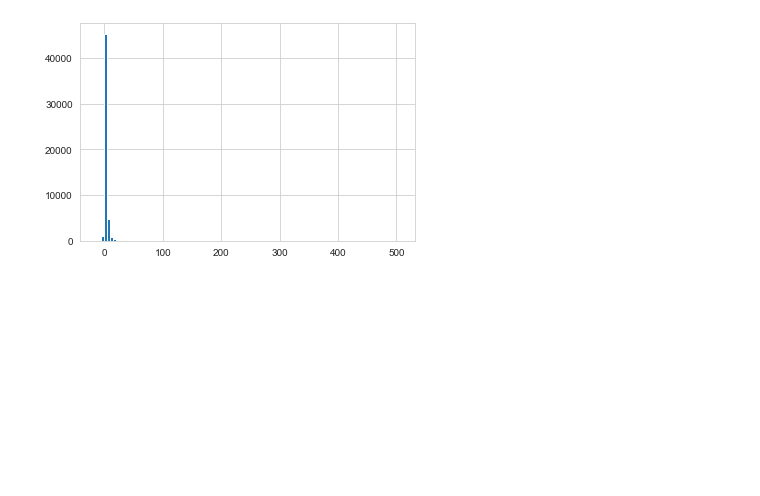
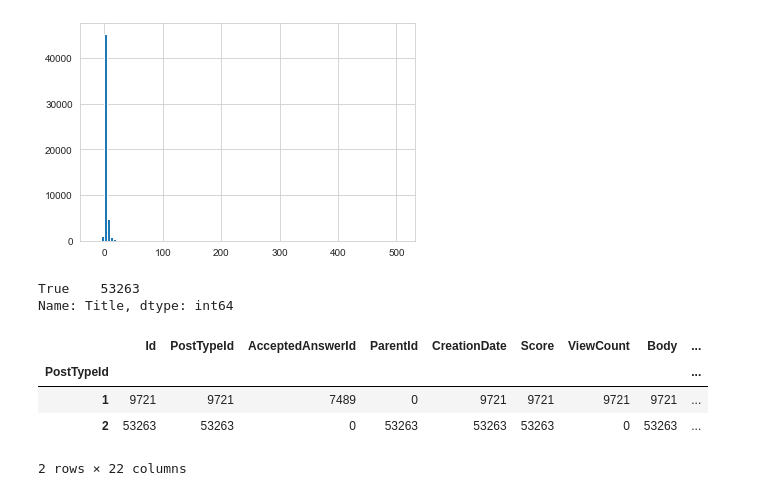
Before and after one commit to BunnyNoBugs/stackoverflow-answers-assessment, a Jupyter notebook: experiments/dalip/data_analysis.ipynb, the cells around one changed output. Drawn from its saved outputs; the diff is of its cells as text; code cells hidden in the pictures; blank space fills up the shorter version.

```diff
--- a/experiments/dalip/data_analysis.ipynb
+++ b/experiments/dalip/data_analysis.ipynb
@@ -183,5 +200,5 @@ import pandas as pd
 # %%
-dalip_dataset_df = pd.read_csv('data/dalip_stackoverflow_dataset/dalip_stackoverflow_dataset.csv')
+dalip_dataset_df = pd.read_csv(CONFIG['data']['dalip_stackoverflow_dataset'])
 # %%
 # answer user scores
 dalip_dataset_df[dalip_dataset_df['PostTypeId'] == 2]['Score'].describe()
@@ -200,3 +217,16 @@ dalip_dataset_df[dalip_dataset_df['PostTypeId'] == 2]['Score'].hist(bins=100)
 # %% [output]
 <AxesSubplot:>
 [figure]
+# %%
+dalip_dataset_df[dalip_dataset_df['PostTypeId'] == 2]['Title'].isna().value_counts()
+# %% [output]
+True    53263
+Name: Title, dtype: int64
+# %%
+dalip_dataset_df.groupby('PostTypeId').apply(lambda x: x.notna().sum())
+# %% [output]
+|  | Id | PostTypeId | AcceptedAnswerId | ParentId | CreationDate | Score | ViewCount | Body | ... |
+| PostTypeId |  |  |  |  |  |  |  |  | ... |
+| 1 | 9721 | 9721 | 7489 | 0 | 9721 | 9721 | 9721 | 9721 | ... |
+| 2 | 53263 | 53263 | 0 | 53263 | 53263 | 53263 | 0 | 53263 | ... |
+2 rows × 22 columns
```
Also changed, not shown: parts of 8 cells of this notebook, 1 other file.
